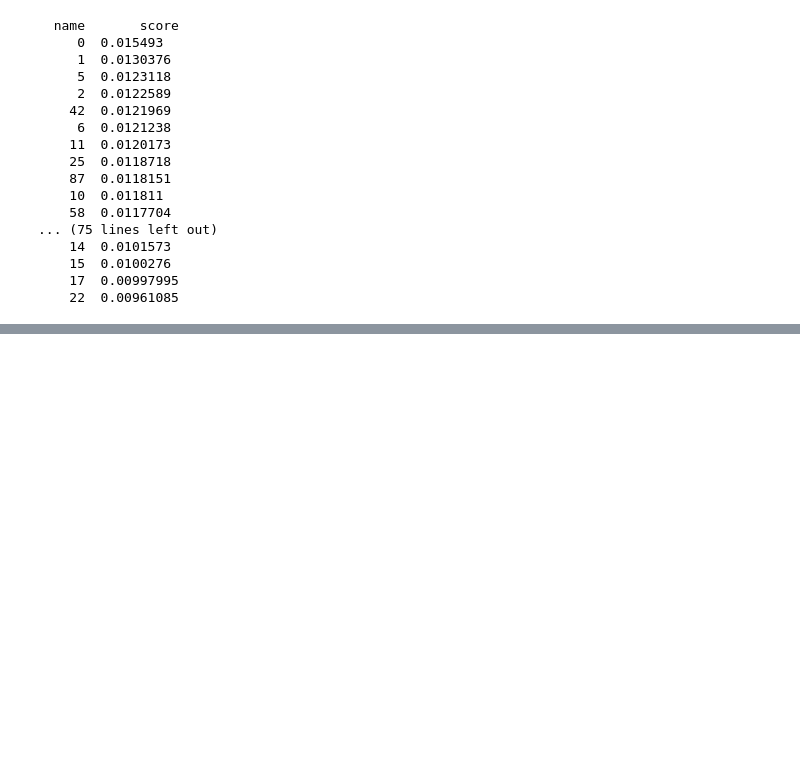
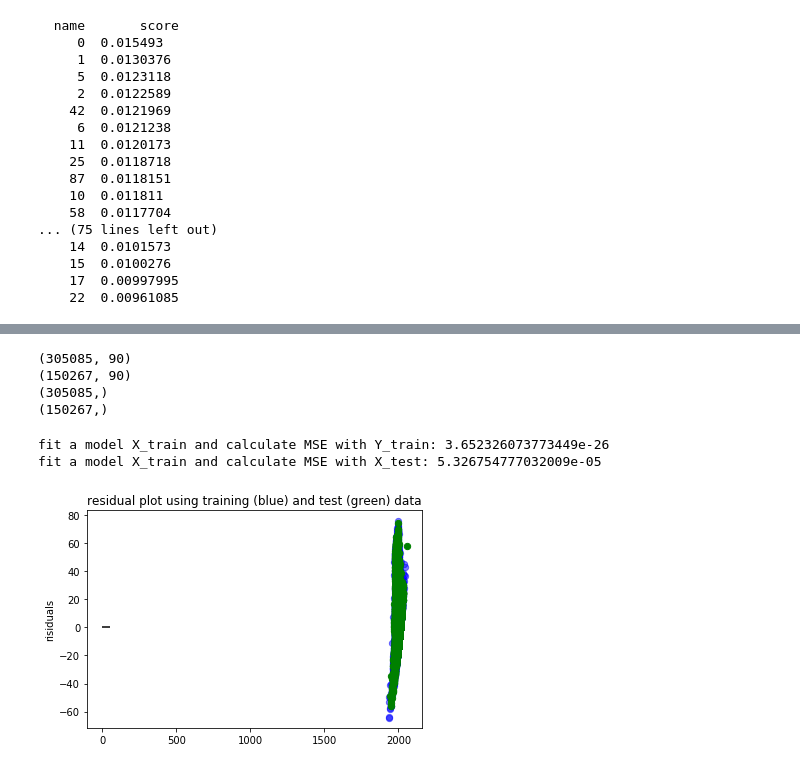
Before and after one commit to ne-il/songClassifier, a Jupyter notebook: amine_work/Song_Prediction.ipynb, the cells around one changed output, grey strips where cells are left out. Drawn from its saved outputs; the diff is of its cells as text; code cells hidden in the pictures; blank space fills up the shorter version.

```diff
--- a/amine_work/Song_Prediction.ipynb
+++ b/amine_work/Song_Prediction.ipynb
@@ -86,0 +208,32 @@ X = pca.transform(X_train)
+# %%
+# split into training and test data
+X_train, X_test, Y_train, Y_test = sklearn.cross_validation.train_test_split(X, labels, test_size=0.33, random_state = 5)
+print(X_train.shape)
+print(X_test.shape)
+print(Y_train.shape)
+print(Y_test.shape)
+# %% [output]
+(305085, 90)
+(150267, 90)
+(305085,)
+(150267,)
+# %%
+lin_reg = LinearRegression()
+lin_reg.fit(X_train, Y_train)
+pred_train = lin_reg.predict(X_train)
+pred_test = lin_reg.predict(X_test)
+# %%
+print('fit a model X_train and calculate MSE with Y_train:', np.mean(Y_train-pred_train) ** 2)
+print('fit a model X_train and calculate MSE with X_test:', np.mean(Y_test-pred_test) ** 2)
+# %% [output]
+fit a model X_train and calculate MSE with Y_train: 3.652326073773449e-26
+fit a model X_train and calculate MSE with X_test: 5.326754777032009e-05
+# %%
+plt.scatter(pred_train, pred_train - Y_train, c='b', s=40, alpha=0.5)
+plt.scatter(pred_test, pred_test - Y_test, c='g', s=40)
+plt.hlines(y=0, xmin=0, xmax=50)
+plt.title('residual plot using training (blue) and test (green) data')
+plt.ylabel('risiduals')
+plt.show()
+# %% [output]
+[figure, added]
```
Also changed, not shown: parts of 17 cells of this notebook.
